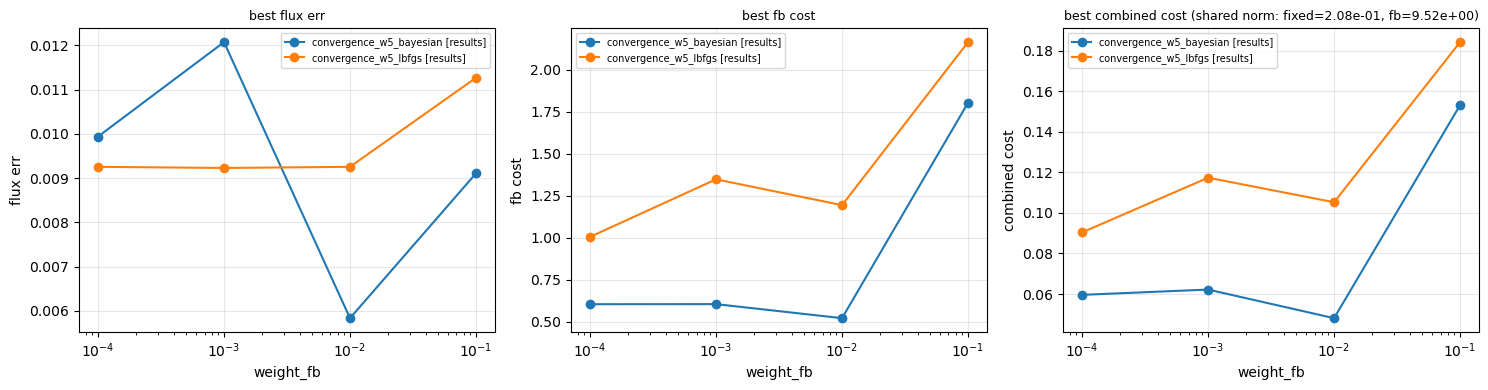
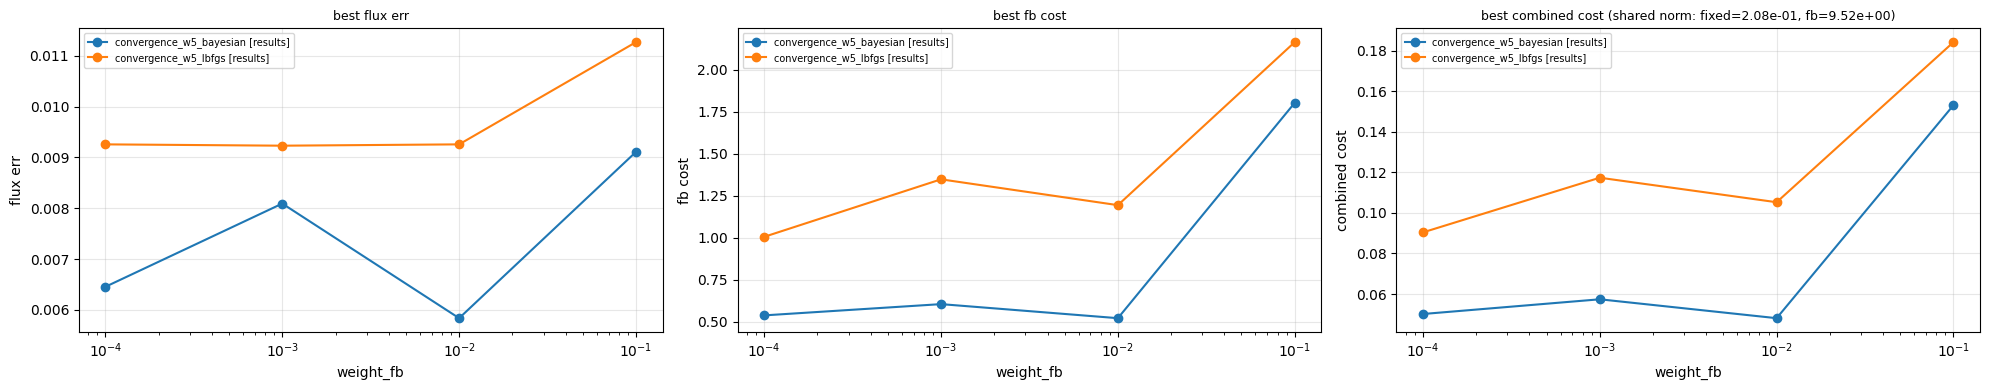
Code edit (unified diff) that turned the first committed figure into the second:
--- before
+++ after
@@ -1,4 +1,4 @@
 sweeps = df['sweep'].unique()
-fig, axes = plt.subplots(1, 3, figsize=(15, 4))
+fig, axes = plt.subplots(1, 3, figsize=(20, 4))
 
 for sweep in sweeps:

Commit: data